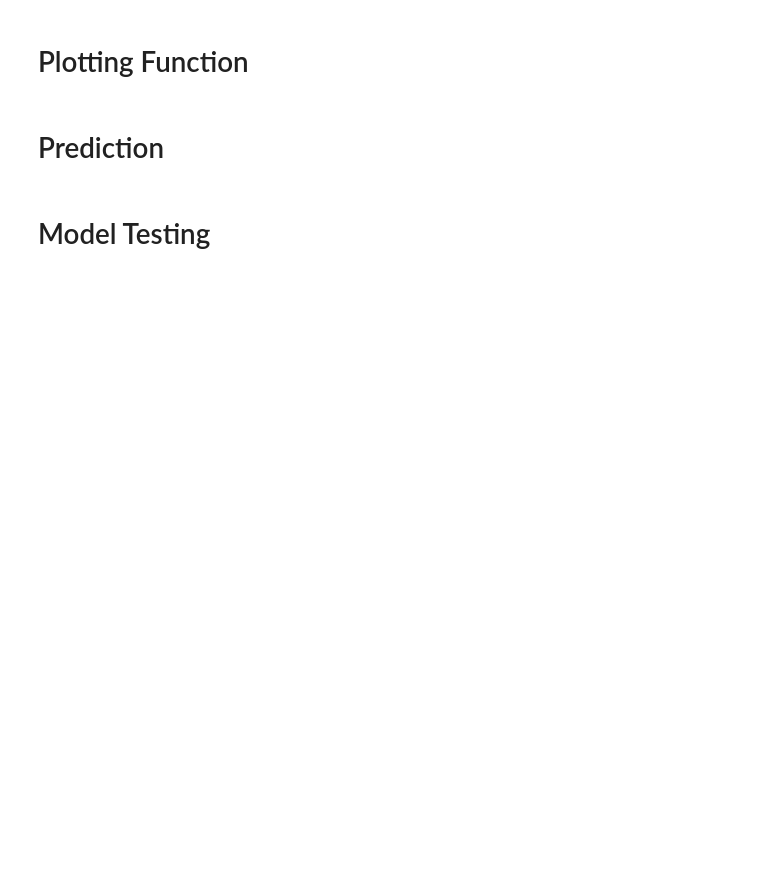
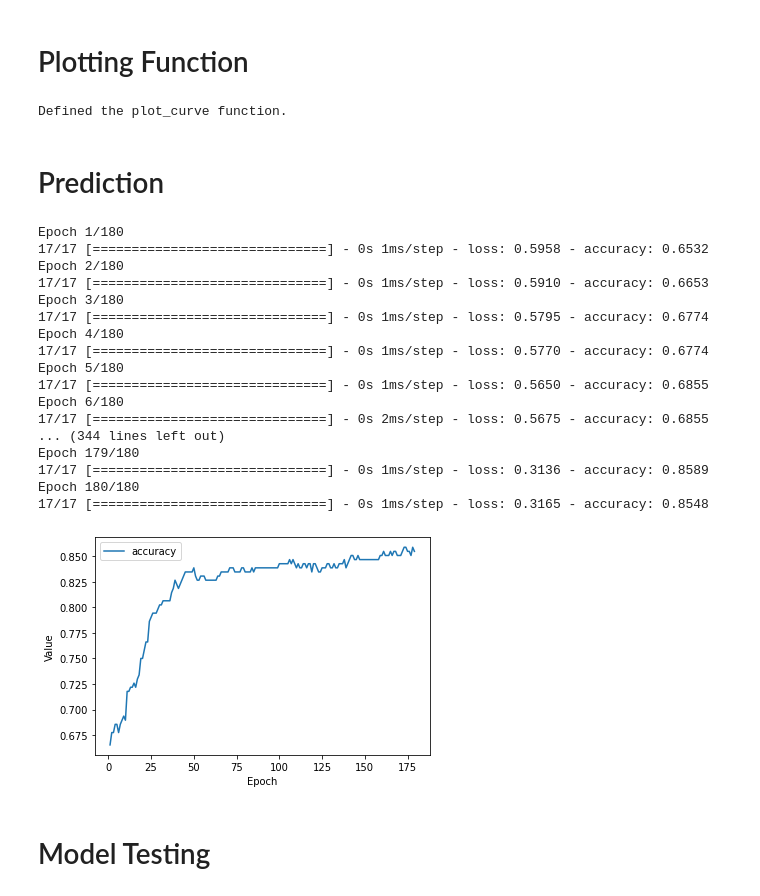
Before and after one commit to firdarinoa/bangkit-assignment5, a Jupyter notebook: Backpainclassification.ipynb, the cells around one changed output. Cells and saved outputs as stored; diff of their text form; code cells hidden in the pictures; blank space fills up the shorter version.

```diff
--- a/Backpainclassification.ipynb
+++ b/Backpainclassification.ipynb
@@ -157,2 +215,22 @@ feature_layer(dict(df_train_norm))
+# %%
+#@title Define the plotting function.
+def plot_curve(epochs, hist, list_of_metrics):
+  """Plot a curve of one or more classification metrics vs. epoch."""
+  # list_of_metrics should be one of the names shown in:
+  # https://www.tensorflow.org/tutorials/structured_data/imbalanced_data#define_the_model_and_metrics
+
+  plt.figure()
+  plt.xlabel("Epoch")
+  plt.ylabel("Value")
+
+  for m in list_of_metrics:
+    x = hist[m]
+    plt.plot(epochs[1:], x[1:], label=m)
+
+  plt.legend()
+
+print("Defined the plot_curve function.")
+# %% [output]
+Defined the plot_curve function.
 # %% [markdown]
 # Prediction
@@ -161,2 +237,45 @@ feature_layer(dict(df_train_norm))
+# %%
+learning_rate = 0.001
+epochs = 180
+batch_size = 15
+label_name = "Class_att"
+classification_threshold = 0.5
+
+# Establish the metrics the model will measure.
+METRICS = [
+           tf.keras.metrics.BinaryAccuracy(name='accuracy',
+                                           threshold=classification_threshold)
+          ]
+
+# Establish the model's topography.
+my_model = create_model(learning_rate, feature_layer, METRICS)
+
+# Train the model on the training set.
+epochs, hist = train_model(my_model, df_train_norm, epochs,
+                           label_name, batch_size)
+
+# Plot a graph of the metric(s) vs. epochs.
+list_of_metrics_to_plot = ['accuracy']
+
+plot_curve(epochs, hist, list_of_metrics_to_plot)
+# %% [output]
+Epoch 1/180
+17/17 [==============================] - 0s 1ms/step - loss: 0.5958 - accuracy: 0.6532
+Epoch 2/180
+17/17 [==============================] - 0s 1ms/step - loss: 0.5910 - accuracy: 0.6653
+Epoch 3/180
+17/17 [==============================] - 0s 1ms/step - loss: 0.5795 - accuracy: 0.6774
+Epoch 4/180
+17/17 [==============================] - 0s 1ms/step - loss: 0.5770 - accuracy: 0.6774
+Epoch 5/180
+17/17 [==============================] - 0s 1ms/step - loss: 0.5650 - accuracy: 0.6855
+Epoch 6/180
+17/17 [==============================] - 0s 2ms/step - loss: 0.5675 - accuracy: 0.6855
+... (344 lines left out)
+Epoch 179/180
+17/17 [==============================] - 0s 1ms/step - loss: 0.3136 - accuracy: 0.8589
+Epoch 180/180
+17/17 [==============================] - 0s 1ms/step - loss: 0.3165 - accuracy: 0.8548
+[figure, added]
 # %% [markdown]
 # Model Testing
```
Also changed, not shown: parts of 21 cells of this notebook.
